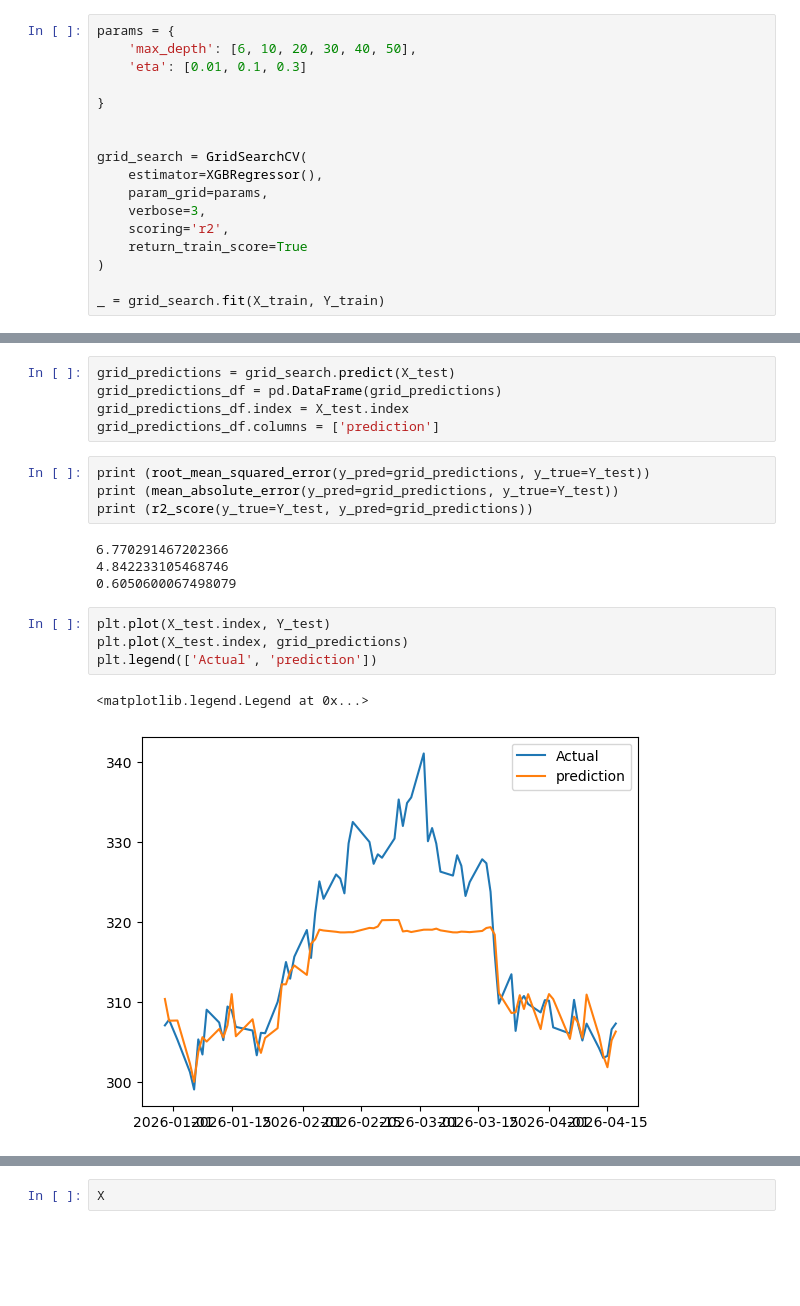
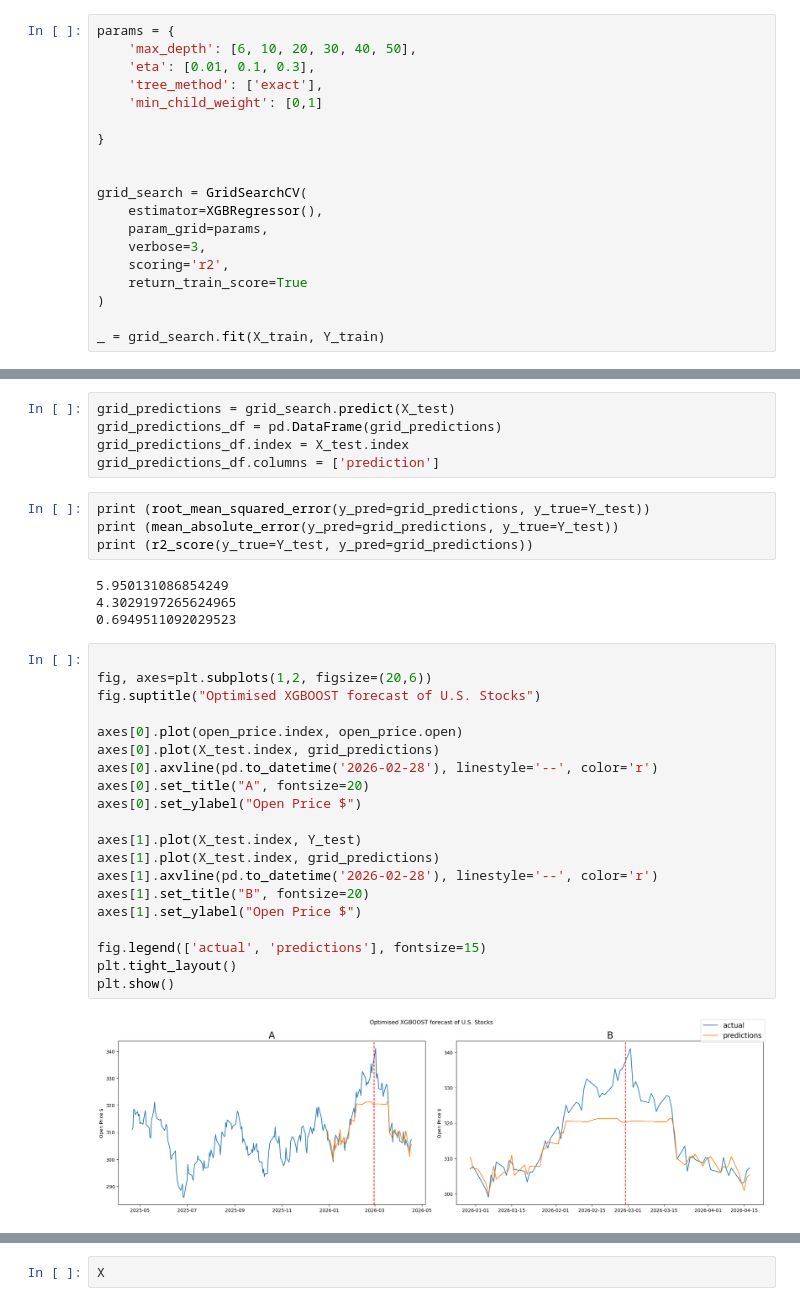
Before and after one commit to Thomas-Nguyen12/NewsApplication, a Jupyter notebook: notebooks/time_series_analysis.ipynb, the cells around one changed output, grey strips where cells are left out. Saved outputs shown, nothing was run; the diff lists cells and outputs as text; blank space fills up the shorter version.

```diff
--- a/notebooks/time_series_analysis.ipynb
+++ b/notebooks/time_series_analysis.ipynb
@@ -1052,7 +1052,9 @@ from sklearn.model_selection import GridSearchCV
 # %%
 params = {
     'max_depth': [6, 10, 20, 30, 40, 50],
-    'eta': [0.01, 0.1, 0.3]
+    'eta': [0.01, 0.1, 0.3],
+    'tree_method': ['exact'],
+    'min_child_weight': [0,1]
 
 }
 
@@ -1108,13 +1114,28 @@ print (root_mean_squared_error(y_pred=grid_predictions, y_true=Y_test))
 print (mean_absolute_error(y_pred=grid_predictions, y_true=Y_test))
 print (r2_score(y_true=Y_test, y_pred=grid_predictions))
 # %% [output]
-6.770291467202366
-4.842233105468746
-0.6050600067498079
+5.950131086854249
+4.3029197265624965
+0.6949511092029523
 # %%
-plt.plot(X_test.index, Y_test)
-plt.plot(X_test.index, grid_predictions)
-plt.legend(['Actual', 'prediction'])
+
+fig, axes=plt.subplots(1,2, figsize=(20,6))
+fig.suptitle("Optimised XGBOOST forecast of U.S. Stocks")
+
+axes[0].plot(open_price.index, open_price.open)
+axes[0].plot(X_test.index, grid_predictions)
+axes[0].axvline(pd.to_datetime('2026-02-28'), linestyle='--', color='r')
+axes[0].set_title("A", fontsize=20)
+axes[0].set_ylabel("Open Price $")
+
+axes[1].plot(X_test.index, Y_test)
+axes[1].plot(X_test.index, grid_predictions)
+axes[1].axvline(pd.to_datetime('2026-02-28'), linestyle='--', color='r')
+axes[1].set_title("B", fontsize=20)
+axes[1].set_ylabel("Open Price $")
+
+fig.legend(['actual', 'predictions'], fontsize=15)
+plt.tight_layout()
+plt.show()
 # %% [output]
-<matplotlib.legend.Legend at 0x...>
-[figure, old version]
+[figure, new version]
```
Also changed, not shown: parts of 6 cells of this notebook, 1 other file.
